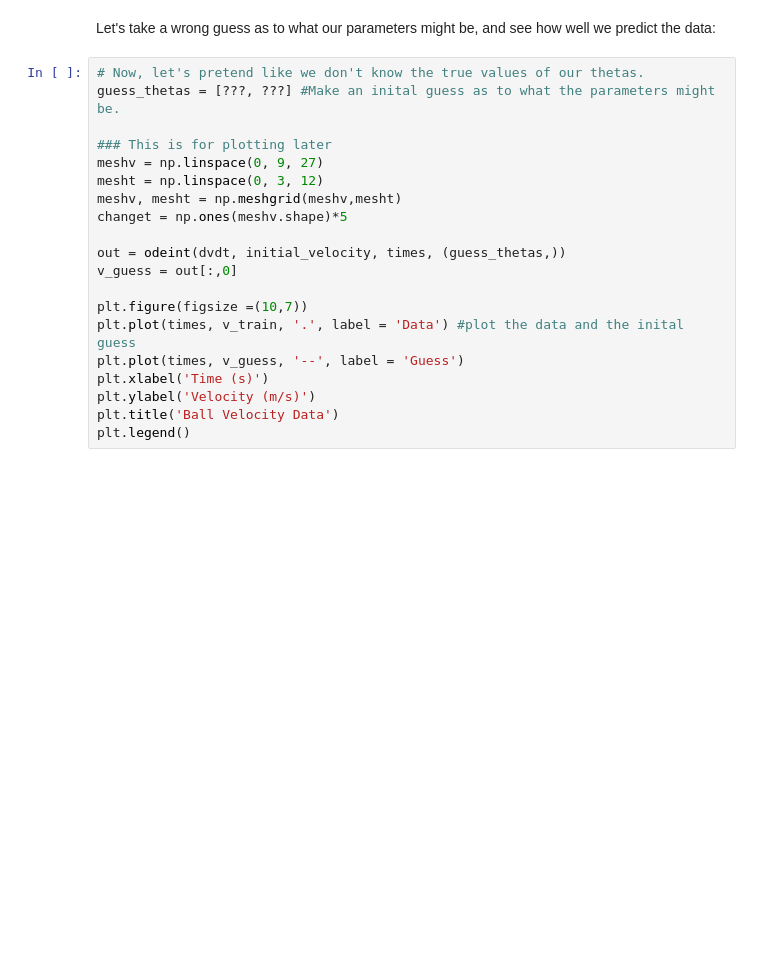
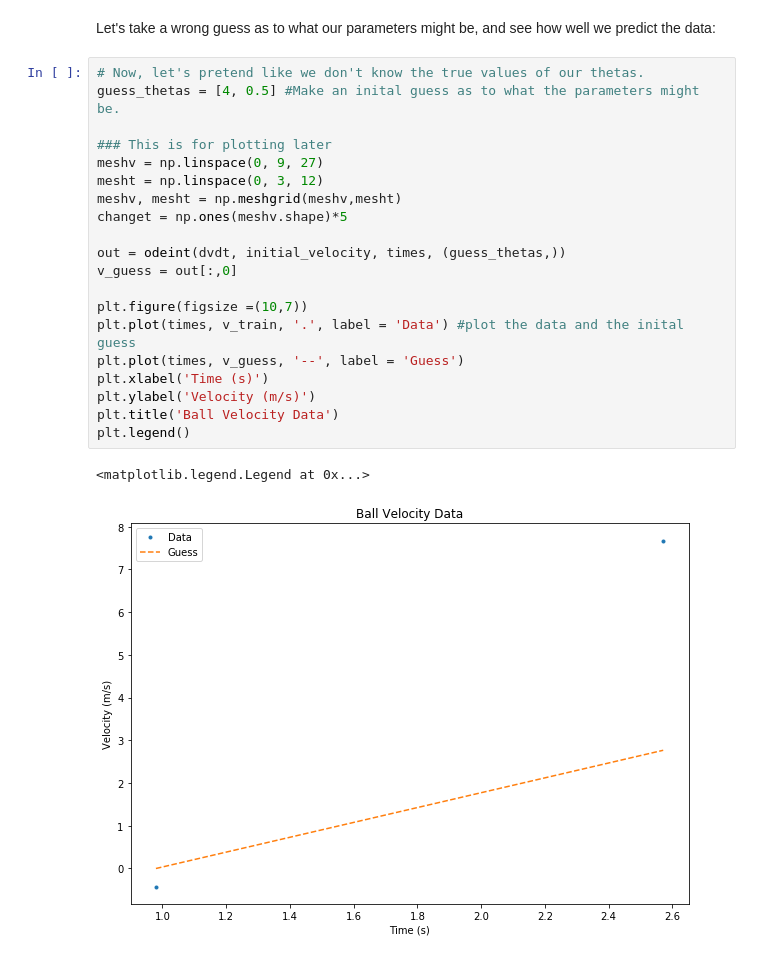
Before and after one commit to colinbrust/Week_11_NeuralODEs, a Jupyter notebook: Week_11_NODES.ipynb, the cells around one changed output. Cells and saved outputs as stored; diff of their text form; blank space fills up the shorter version.

```diff
--- a/Week_11_NODES.ipynb
+++ b/Week_11_NODES.ipynb
@@ -51,24 +60,27 @@ plt.legend()
 Let's take a wrong guess as to what our parameters might be, and see how well we predict the data:
 # %%
 # Now, let's pretend like we don't know the true values of our thetas.
-guess_thetas = [???, ???] #Make an inital guess as to what the parameters might be.
+guess_thetas = [4, 0.5] #Make an inital guess as to what the parameters might be.
 
 ### This is for plotting later
 meshv = np.linspace(0, 9, 27)
 mesht = np.linspace(0, 3, 12)
 meshv, mesht = np.meshgrid(meshv,mesht)
 changet = np.ones(meshv.shape)*5
 
 out = odeint(dvdt, initial_velocity, times, (guess_thetas,))
 v_guess = out[:,0]
 
 plt.figure(figsize =(10,7))
 plt.plot(times, v_train, '.', label = 'Data') #plot the data and the inital guess
 plt.plot(times, v_guess, '--', label = 'Guess')
 plt.xlabel('Time (s)')
 plt.ylabel('Velocity (m/s)')
 plt.title('Ball Velocity Data')
 plt.legend()
+# %% [output]
+<matplotlib.legend.Legend at 0x...>
+[figure, added]
 # %% [markdown]
 Maybe your guess is good, but maybe it's not.  As always in ML, we need to train our parameters by minimizing a loss function.  For our purposes, the loss will be sum squared error:
 $$ L = \sum_{t_i \in t_{obs}} \frac{1}{2} \left( v(t_i) - v_{obs,i}\right)^2.$$
```
Also changed, not shown: parts of 9 cells of this notebook.
